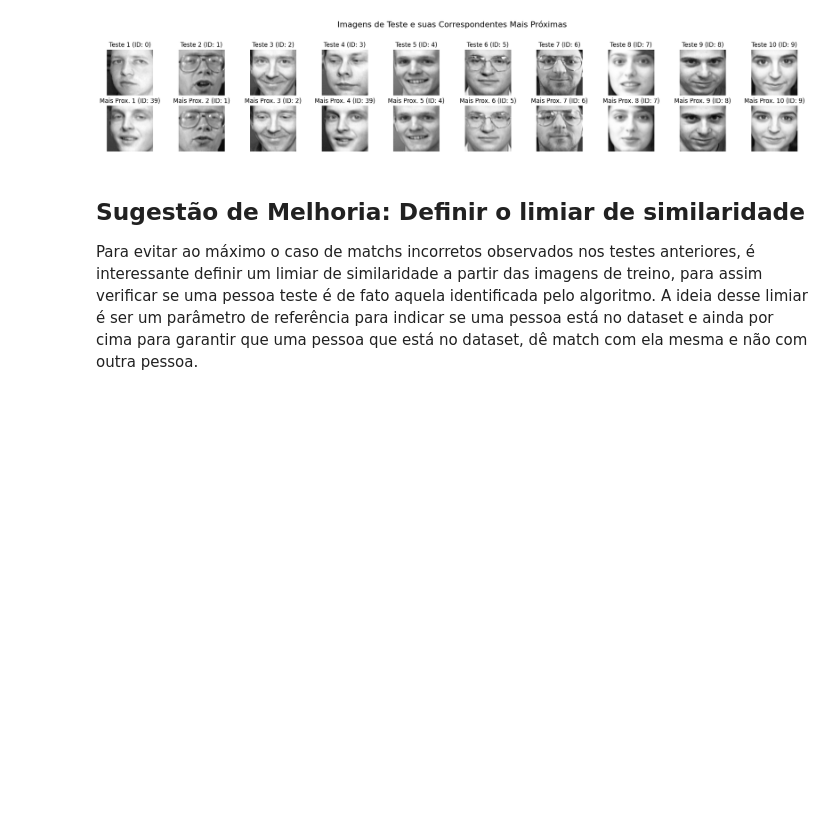
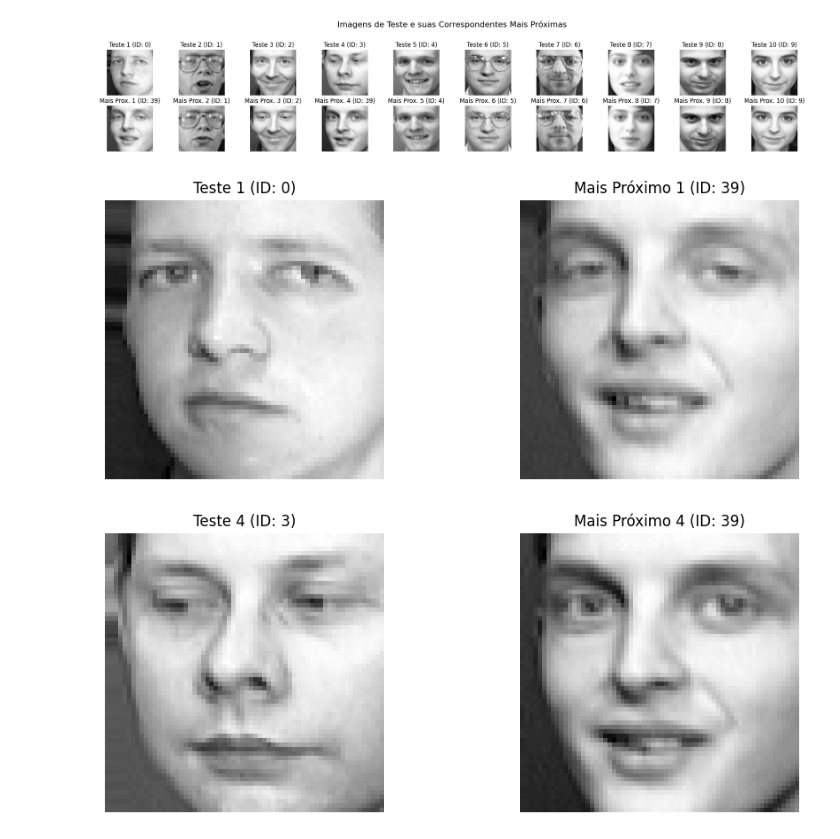
Before and after one commit to schu1na/eigenfaces_cocada, a Jupyter notebook: eigenfaces.ipynb, the cells around one changed output. Saved outputs shown, nothing was run; the diff lists cells and outputs as text; code cells hidden in the pictures; blank space fills up the shorter version.

```diff
--- a/eigenfaces.ipynb
+++ b/eigenfaces.ipynb
@@ -342,7 +354,3 @@ plt.tight_layout(rect=(0, 0.03, 1, 0.95))
 plt.show()
 # %% [output]
 [figure]
-# %% [markdown]
-## Sugestão de Melhoria: Definir o limiar de similaridade
-
-Para evitar ao máximo o caso de matchs incorretos observados nos testes anteriores, é interessante definir um limiar de similaridade a partir das imagens de treino, para assim verificar se uma pessoa teste é de fato aquela identificada pelo algoritmo. A ideia desse limiar é ser um parâmetro de referência para indicar se uma pessoa está no dataset e ainda por cima para garantir que uma pessoa que está no dataset, dê match com ela mesma e não com outra pessoa.
@@ -382,0 +357,30 @@ Para evitar ao máximo o caso de matchs incorretos observados nos testes anterio
+# %%
+# plot dos teste 1 e 4 com a imagem mais próxima delas
+fig, axes = plt.subplots(1, 2, figsize=(10, 4))
+# Exibe a imagem de teste 1
+axes[0].imshow(data_teste[0].reshape(64, 64), cmap='gray')
+axes[0].set_title(f'Teste 1 (ID: {targets_teste[0]})')
+axes[0].axis('off')
+# Exibe a imagem mais próxima da teste 1
+indice_proximo_1 = proximos[0]
+axes[1].imshow(data_treino[indice_proximo_1].reshape(64, 64), cmap='gray')
+axes[1].set_title(f'Mais Próximo 1 (ID: {targets_treino[indice_proximo_1]})')
+axes[1].axis('off')
+plt.tight_layout(rect=(0, 0.03, 1, 0.95))
+plt.show()
+# plot dos teste 2 e 4 com a imagem mais próxima delas
+fig, axes = plt.subplots(1, 2, figsize=(10, 4))
+# Exibe a imagem de teste 2
+axes[0].imshow(data_teste[3].reshape(64, 64), cmap='gray')
+axes[0].set_title(f'Teste 4 (ID: {targets_teste[3]})')
+# Exibe a imagem mais próxima da teste 2
+indice_proximo_2 = proximos[3]
+axes[1].imshow(data_treino[indice_proximo_2].reshape(64, 64), cmap='gray')
+axes[1].set_title(f'Mais Próximo 4 (ID: {targets_treino[indice_proximo_2]})')
+axes[0].axis('off')
+axes[1].axis('off')
+plt.tight_layout(rect=(0, 0.03, 1, 0.95))
+plt.show()
+# %% [output]
+[figure, added]
+[figure, added]
```
Also changed, not shown: parts of 10 cells of this notebook, 1 other file.
